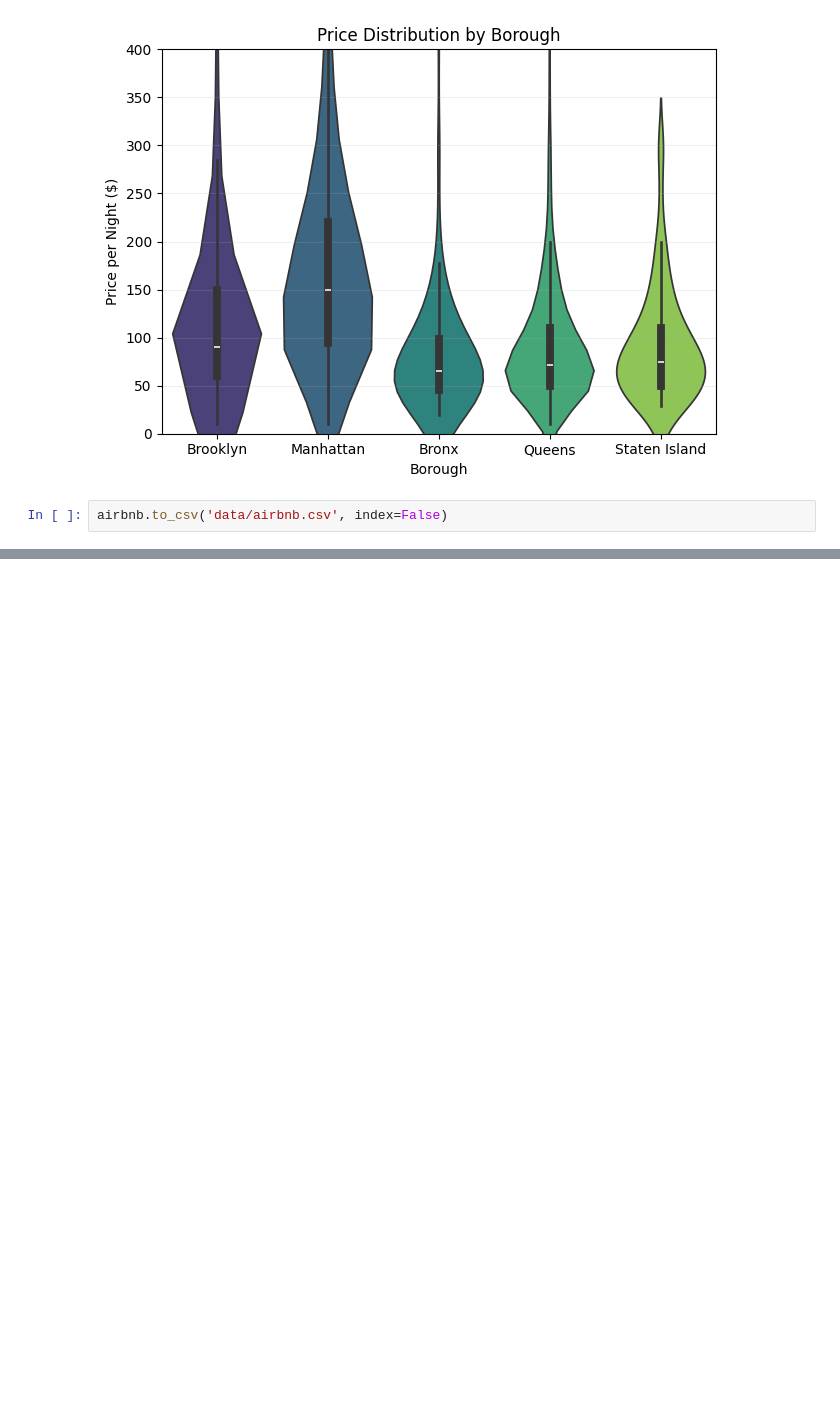
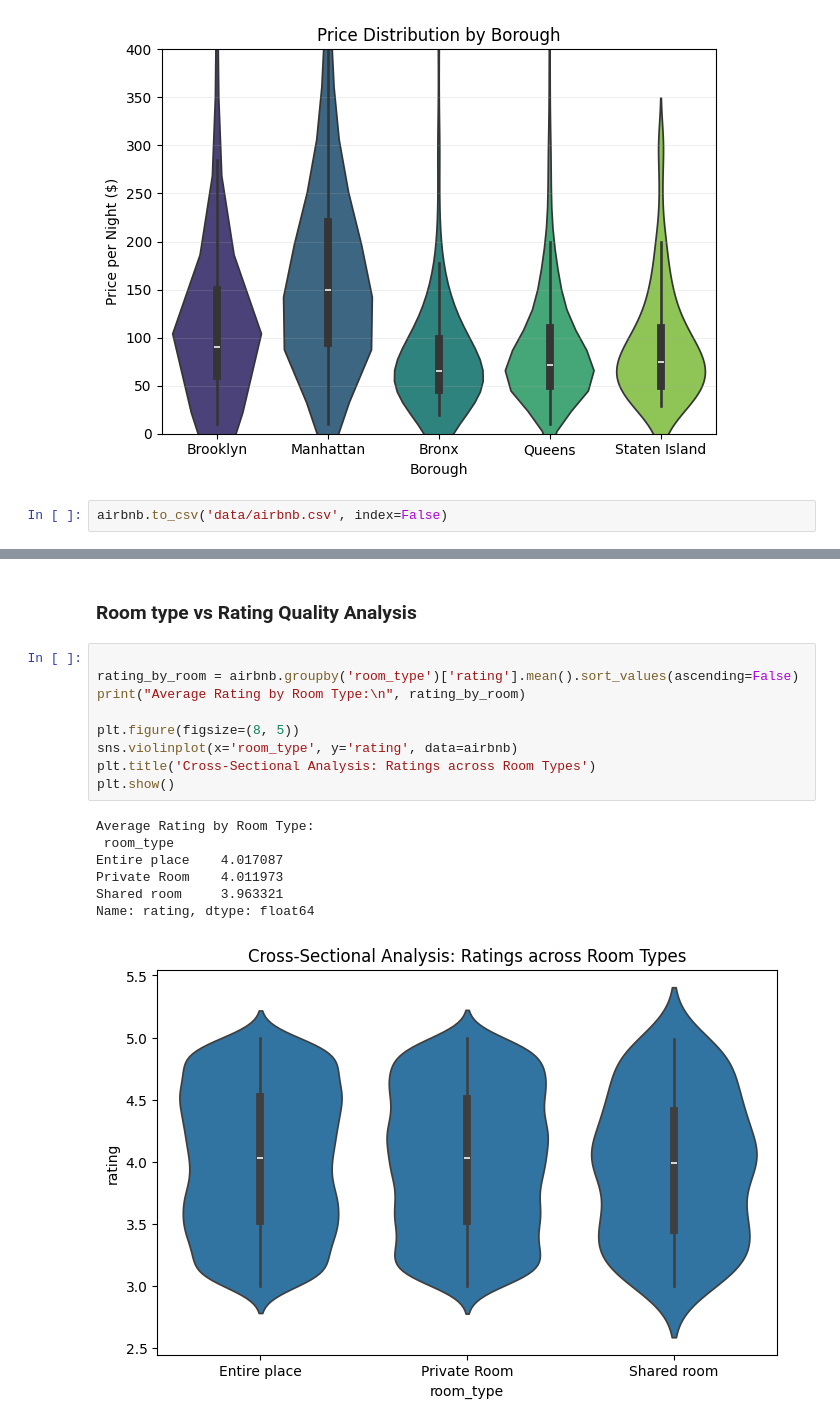
Before and after one commit to 208252/statistics, a Jupyter notebook: Cleaning_Data_in_Python_live_session.ipynb, the cells around one changed output, grey strips where cells are left out. Drawn from its saved outputs; the diff is of its cells as text; blank space fills up the shorter version.

```diff
--- a/Cleaning_Data_in_Python_live_session.ipynb
+++ b/Cleaning_Data_in_Python_live_session.ipynb
@@ -985,0 +1017,19 @@ airbnb.to_csv('data/airbnb.csv', index=False)
+# %% [markdown]
+### Room type vs Rating Quality Analysis
+# %%
+
+rating_by_room = airbnb.groupby('room_type')['rating'].mean().sort_values(ascending=False)
+print("Average Rating by Room Type:\n", rating_by_room)
+
+plt.figure(figsize=(8, 5))
+sns.violinplot(x='room_type', y='rating', data=airbnb)
+plt.title('Cross-Sectional Analysis: Ratings across Room Types')
+plt.show()
+# %% [output]
+Average Rating by Room Type:
+ room_type
+Entire place    4.017087
+Private Room    4.011973
+Shared room     3.963321
+Name: rating, dtype: float64
+[figure, added]
```
Also changed, not shown: parts of 12 cells of this notebook, 3 other files.
